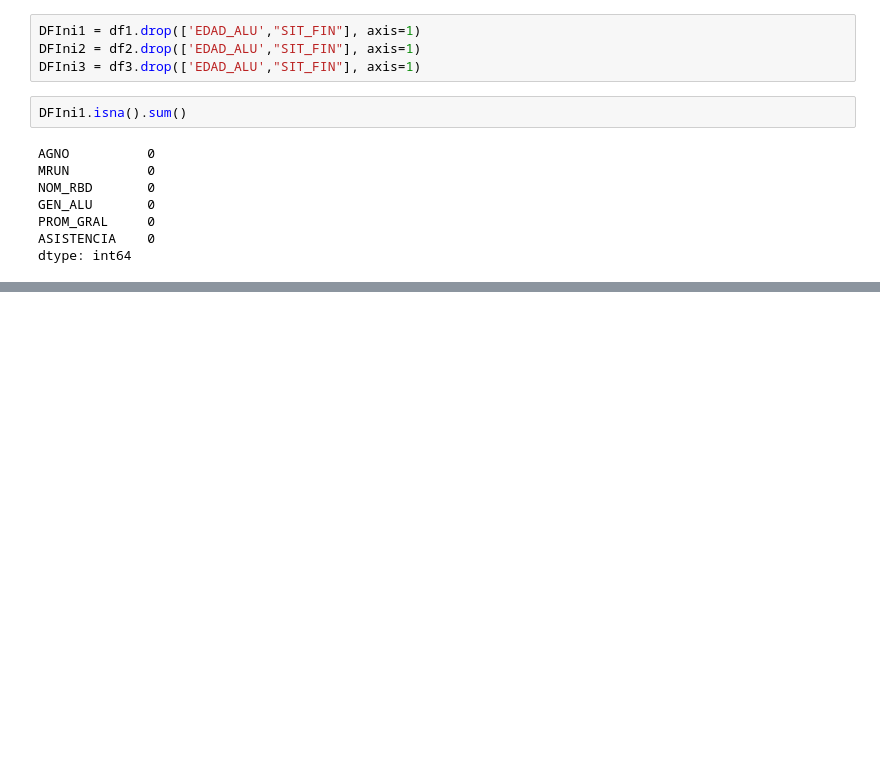
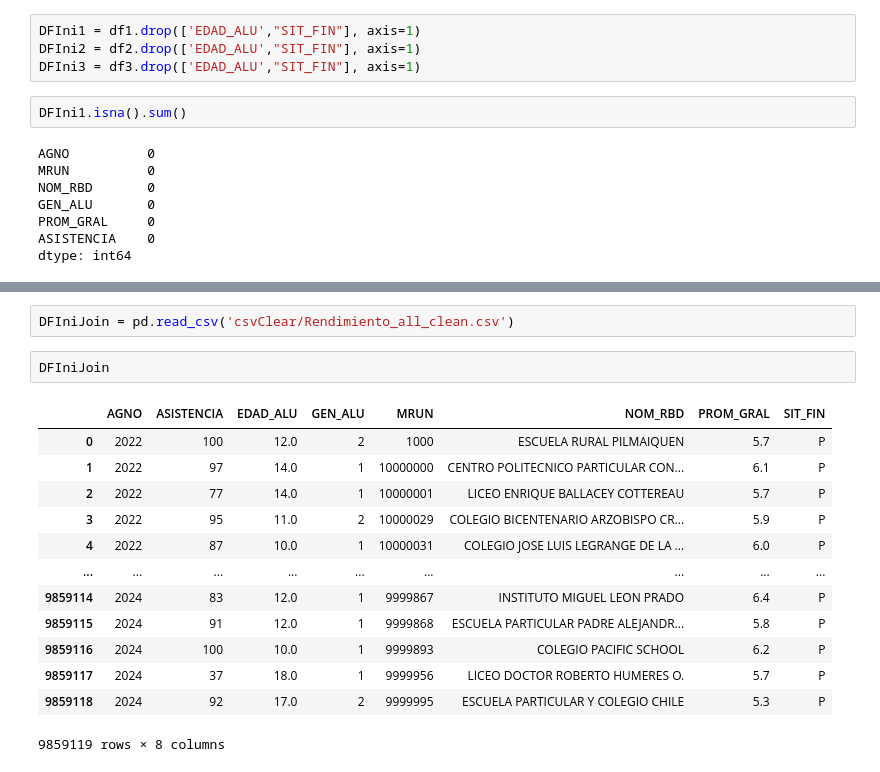
Before and after one commit to viccmoor/education-hackathon-Duoc, a Jupyter notebook: datasets/leercsv.ipynb, the cells around one changed output, grey strips where cells are left out. Drawn from its saved outputs; the diff is of its cells as text; blank space fills up the shorter version.

```diff
--- a/datasets/leercsv.ipynb
+++ b/datasets/leercsv.ipynb
@@ -317,0 +367,18 @@ dtype: int64
+# %%
+DFIniJoin = pd.read_csv('csvClear/Rendimiento_all_clean.csv')
+# %%
+DFIniJoin
+# %% [output]
+|  | AGNO | ASISTENCIA | EDAD_ALU | GEN_ALU | MRUN | NOM_RBD | PROM_GRAL | SIT_FIN |
+| 0 | 2022 | 100 | 12.0 | 2 | 1000 | ESCUELA RURAL PILMAIQUEN | 5.7 | P |
+| 1 | 2022 | 97 | 14.0 | 1 | 10000000 | CENTRO POLITECNICO PARTICULAR CON... | 6.1 | P |
+| 2 | 2022 | 77 | 14.0 | 1 | 10000001 | LICEO ENRIQUE BALLACEY COTTEREAU | 5.7 | P |
+| 3 | 2022 | 95 | 11.0 | 2 | 10000029 | COLEGIO BICENTENARIO ARZOBISPO CR... | 5.9 | P |
+| 4 | 2022 | 87 | 10.0 | 1 | 10000031 | COLEGIO JOSE LUIS LEGRANGE DE LA ... | 6.0 | P |
+| ... | ... | ... | ... | ... | ... | ... | ... | ... |
+| 9859114 | 2024 | 83 | 12.0 | 1 | 9999867 | INSTITUTO MIGUEL LEON PRADO | 6.4 | P |
+| 9859115 | 2024 | 91 | 12.0 | 1 | 9999868 | ESCUELA PARTICULAR PADRE ALEJANDR... | 5.8 | P |
+| 9859116 | 2024 | 100 | 10.0 | 1 | 9999893 | COLEGIO PACIFIC SCHOOL | 6.2 | P |
+| 9859117 | 2024 | 37 | 18.0 | 1 | 9999956 | LICEO DOCTOR ROBERTO HUMERES O. | 5.7 | P |
+| 9859118 | 2024 | 92 | 17.0 | 2 | 9999995 | ESCUELA PARTICULAR Y COLEGIO CHILE | 5.3 | P |
+9859119 rows × 8 columns
```
Also changed, not shown: parts of 7 cells of this notebook, 5 other files.
